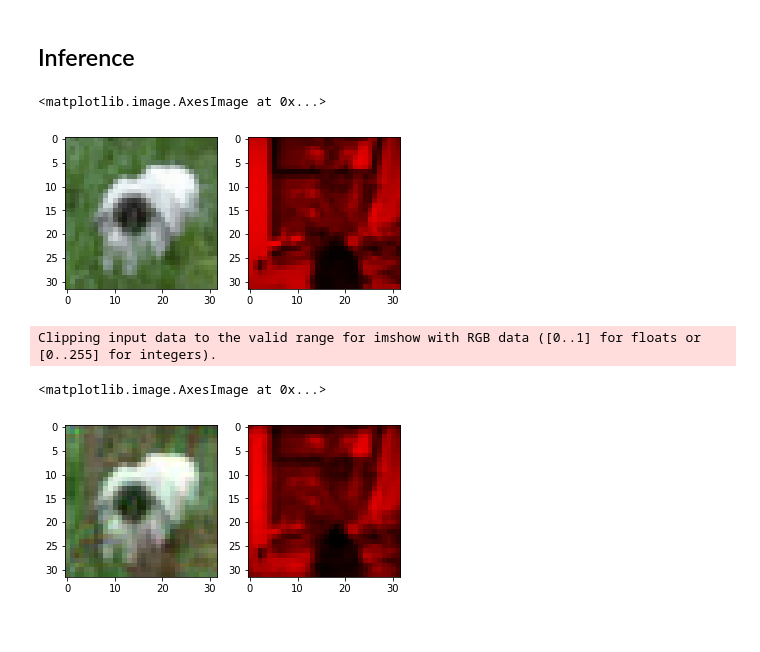
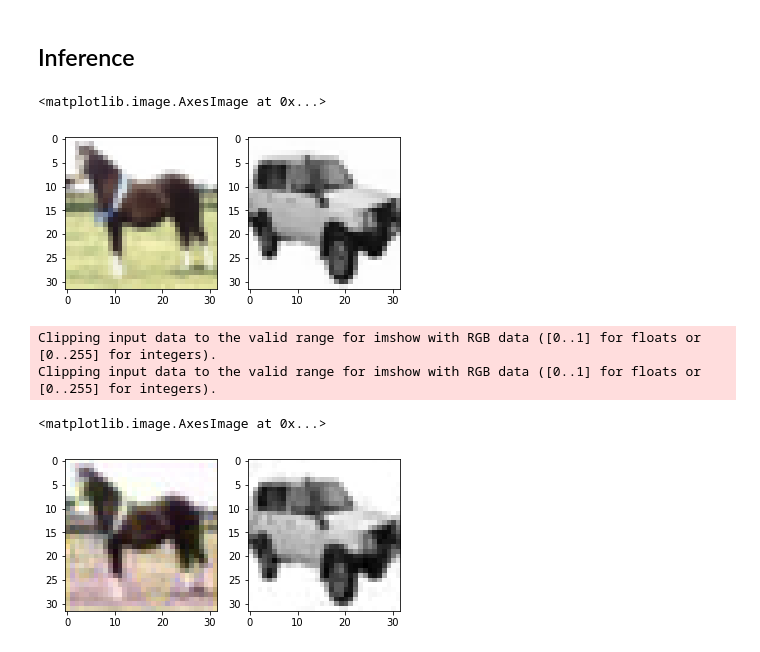
Before and after one commit to saadzia10/Steganography-Deep-Learning, a Jupyter notebook: End-to-end Stegnography-Working-RandomSamplinginBatch.ipynb, the cells around one changed output. Drawn from its saved outputs; the diff is of its cells as text; code cells hidden in the pictures.

```diff
--- a/End-to-end Stegnography-Working-RandomSamplinginBatch.ipynb
+++ b/End-to-end Stegnography-Working-RandomSamplinginBatch.ipynb
@@ -222,17 +230,22 @@ KeyboardInterrupt:
 # %%
-payload_test = x_test[np.random.choice(np.arange(x_test.shape[0]), size=x_test.shape[0])]
+payload_test = x_test[np.random.choice(np.arange(x_test.shape[0]),
+                                       size=x_test.shape[0])]
 if payload_image_shape[-1] == 1:
     # for when payload is grayscale
     # for when payload is grayscale
     payload_test = np.expand_dims(np.mean(payload_test, axis=-1), axis=-1)
 
-host_test = x_test[np.random.choice(np.arange(x_test.shape[0]), size=x_test.shape[0])]
+host_test = x_test[np.random.choice(np.arange(x_test.shape[0]),
+                                    size=x_test.shape[0])]
 # Instantiate the test Dataset class
 test_dataset = tf.data.Dataset.from_tensor_slices((payload_test, host_test))
-test_dataset = (test_dataset.map(normalize).batch(256, drop_remainder=True)).shuffle(500)
+test_dataset = (test_dataset.map(normalize).batch(
+    256, drop_remainder=True)).shuffle(500)
 
 for payload, host in test_dataset:
-    test_host_psnr, test_payload_psnr, test_host_ssim, test_payload_ssim = test_step(payload, host)
+    test_host_psnr, test_payload_psnr, test_host_ssim, test_payload_ssim = test_step(
+        payload, host)
 
-print("Test Loss: ", test_loss.result(), "PSNR-H: ", test_host_psnr, "PSNR-P: ",test_payload_psnr)
+print("Test Loss: ", test_loss.result(), "PSNR-H: ", test_host_psnr,
+      "PSNR-P: ", test_payload_psnr)
 # %% [output]
@@ -242,36 +267,47 @@ Test Loss:  tf.Tensor(0.5458489, shape=(), dtype=float32) PSNR-H:  tf.Tensor(40.
 # %%
 example_ids = np.arange(len(host_test))[:100]
 example_id = np.random.choice(example_ids)
 
 # showing host
 fig, axs = plt.subplots(ncols=2)
 
 host_example = host_test.astype(int)[example_id]
 payload_example = payload_test.astype(int)[example_id]
-payload_example = np.concatenate((payload_example, np.zeros_like(payload_example), np.zeros_like(payload_example)), axis=-1)
+
+payload_example = np.concatenate(
+    (payload_example, payload_example, payload_example), axis=-1)
 axs[0].imshow(host_example)
-axs[1].imshow(payload_example)
+axs[1].imshow(payload_example, cmap='gray')
 # %% [output]
 <matplotlib.image.AxesImage at 0x...>
-[figure, old version]
+[figure, new version]
 # %%
 # showing host
 fig, axs = plt.subplots(ncols=2)
 
-inference_dataset = tf.data.Dataset.from_tensor_slices((host_test[example_ids], payload_test[example_ids])).batch(len(example_ids))
-for host, payload in inference_dataset:
-    encoded_host, decoded_payload = steganography_model([host, payload])
+inference_dataset = tf.data.Dataset.from_tensor_slices(
+    (payload_test[example_ids],
+     host_test[example_ids])).map(test_normalize).batch(len(example_ids))
+for norm_payload, norm_host, payload, host in inference_dataset:
+    encoded_host, decoded_payload = steganography_model(
+        [norm_host, norm_payload])
     host_outputs = encoded_host.numpy()
     payload_output = decoded_payload.numpy()
+
+    host_outputs = normed_to_image(host_outputs, np.min(host), np.max(host))
+    payload_output = normed_to_image(payload_output, np.min(payload),
+                                     np.max(payload))
 
 host_output = host_outputs.astype(int)[example_id]
 payload_output = payload_output.astype(int)[example_id]
 
+payload_output = np.concatenate(
+    (payload_output, payload_output, payload_output), axis=-1)
 
-payload_output = np.concatenate((payload_output, np.zeros_like(payload_output), np.zeros_like(payload_output)), axis=-1)
 axs[0].imshow(host_output)
 axs[1].imshow(payload_output)
 # %% [output]
 Clipping input data to the valid range for imshow with RGB data ([0..1] for floats or [0..255] for integers).
+Clipping input data to the valid range for imshow with RGB data ([0..1] for floats or [0..255] for integers).
 <matplotlib.image.AxesImage at 0x...>
-[figure, old version]
+[figure, new version]
```
Also changed, not shown: parts of 10 cells of this notebook, 1 other file.
